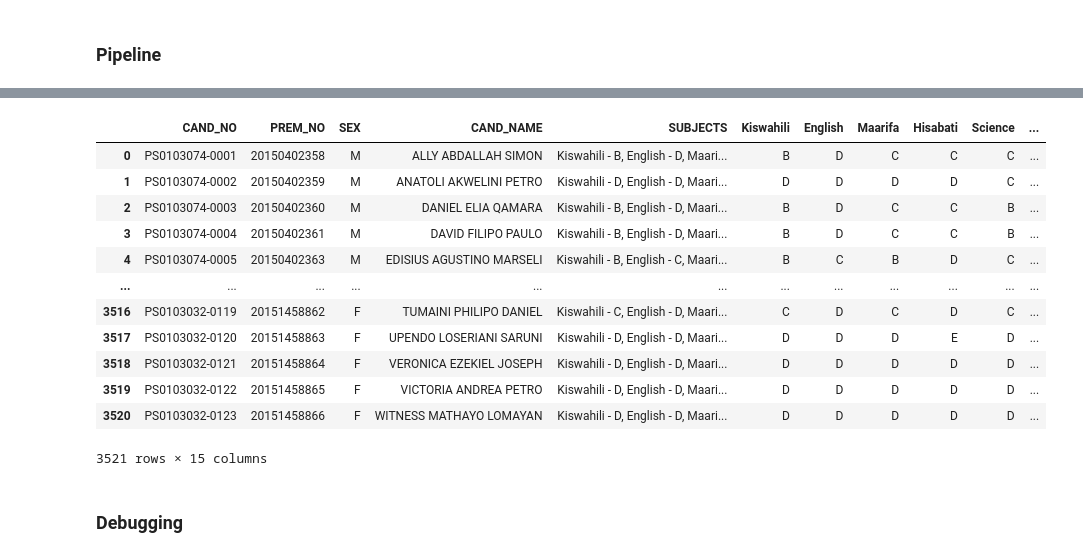
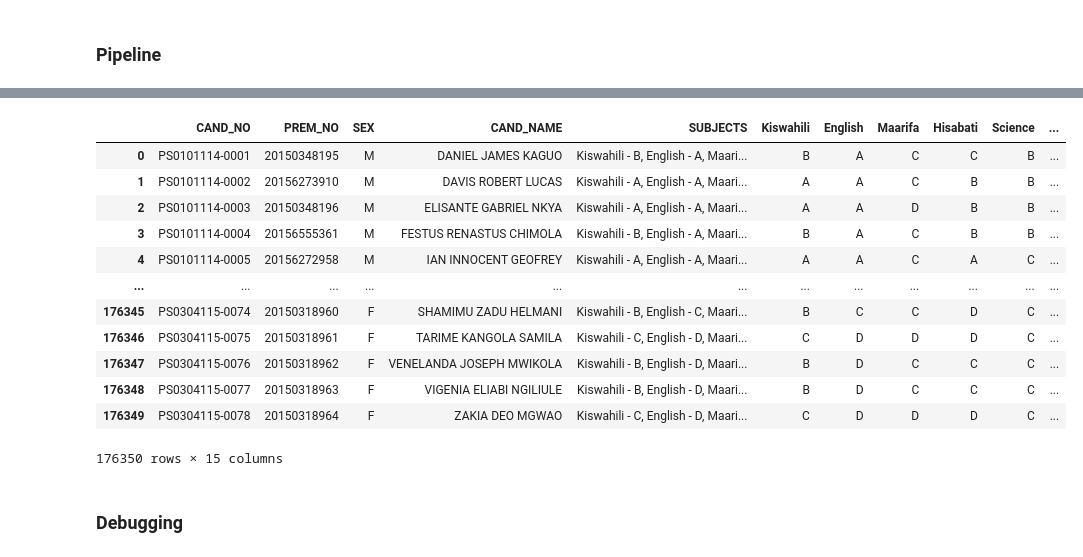
Before and after one commit to FedericoDM/indian-schools-extraction, a Jupyter notebook: tanzania/extract_2021.ipynb, the cells around one changed output, grey strips where cells are left out. Saved outputs shown, nothing was run; the diff lists cells and outputs as text; code cells hidden in the pictures.

```diff
--- a/tanzania/extract_2021.ipynb
+++ b/tanzania/extract_2021.ipynb
@@ -219,0 +222,4 @@ def get_grades(raw_table, num_subjects):
+# %%
+from tanzaniaScrapper import TanzaniaScrapper
+scrapper = TanzaniaScrapper(base_url, 2021, headers)
+scrapper.create_session()
@@ -219,0 +228,18 @@ def get_grades(raw_table, num_subjects):
+# %%
+regions_dict = scrapper.get_regions_dict()
+# %%
+region_names = list(regions_dict.keys())
+
+regions_df = pd.DataFrame([])
+
+
+for region_name in region_names[:3]:
+    print(f"Getting {region_name}")
+    session = scrapper.create_session()
+    distr_dict = scrapper.get_districts_dict(regions_dict[region_name])
+
+    distr_names = list(distr_dict.keys())
+    district_df = pd.DataFrame([])
+
+    for distr_name in distr_names:
+        print(f"Getting {distr_name}")
@@ -268,8 +323,11 @@ for region_name in region_names[:3]:
     regions_df = pd.concat([regions_df, district_df],
                             ignore_index=True)
 
+     # close requests session
+    requests.post(base_url, headers={'Connection':'close'})
+
     print(f" =============== Done with region {region_name} ============")
 
-    # close requests session
+
 
     time.sleep(15)
@@ -276,19 +352,19 @@ for region_name in region_names[:3]:
-# %%
-students_df
-# %% [output]
-|  | CAND_NO | PREM_NO | SEX | CAND_NAME | SUBJECTS | Kiswahili | English | Maarifa | Hisabati | Science | ... |
-| 0 | PS0103074-0001 | 20150402358 | M | ALLY ABDALLAH SIMON | Kiswahili - B, English - D, Maari... | B | D | C | C | C | ... |
-| 1 | PS0103074-0002 | 20150402359 | M | ANATOLI AKWELINI PETRO | Kiswahili - D, English - D, Maari... | D | D | D | D | C | ... |
-| 2 | PS0103074-0003 | 20150402360 | M | DANIEL ELIA QAMARA | Kiswahili - B, English - D, Maari... | B | D | C | C | B | ... |
-| 3 | PS0103074-0004 | 20150402361 | M | DAVID FILIPO PAULO | Kiswahili - B, English - D, Maari... | B | D | C | C | B | ... |
-| 4 | PS0103074-0005 | 20150402363 | M | EDISIUS AGUSTINO MARSELI | Kiswahili - B, English - C, Maari... | B | C | B | D | C | ... |
-| ... | ... | ... | ... | ... | ... | ... | ... | ... | ... | ... | ... |
-| 3516 | PS0103032-0119 | 20151458862 | F | TUMAINI PHILIPO DANIEL | Kiswahili - C, English - D, Maari... | C | D | C | D | C | ... |
-| 3517 | PS0103032-0120 | 20151458863 | F | UPENDO LOSERIANI SARUNI | Kiswahili - D, English - D, Maari... | D | D | D | E | D | ... |
-| 3518 | PS0103032-0121 | 20151458864 | F | VERONICA EZEKIEL JOSEPH | Kiswahili - D, English - D, Maari... | D | D | D | D | D | ... |
-| 3519 | PS0103032-0122 | 20151458865 | F | VICTORIA ANDREA PETRO | Kiswahili - D, English - D, Maari... | D | D | D | D | D | ... |
-| 3520 | PS0103032-0123 | 20151458866 | F | WITNESS MATHAYO LOMAYAN | Kiswahili - D, English - D, Maari... | D | D | D | D | D | ... |
-3521 rows × 15 columns
+# %%
+regions_df
+# %% [output]
+|  | CAND_NO | PREM_NO | SEX | CAND_NAME | SUBJECTS | Kiswahili | English | Maarifa | Hisabati | Science | ... |
+| 0 | PS0101114-0001 | 20150348195 | M | DANIEL JAMES KAGUO | Kiswahili - B, English - A, Maari... | B | A | C | C | B | ... |
+| 1 | PS0101114-0002 | 20156273910 | M | DAVIS ROBERT LUCAS | Kiswahili - A, English - A, Maari... | A | A | C | B | B | ... |
+| 2 | PS0101114-0003 | 20150348196 | M | ELISANTE GABRIEL NKYA | Kiswahili - A, English - A, Maari... | A | A | D | B | B | ... |
+| 3 | PS0101114-0004 | 20156555361 | M | FESTUS RENASTUS CHIMOLA | Kiswahili - B, English - A, Maari... | B | A | C | B | B | ... |
+| 4 | PS0101114-0005 | 20156272958 | M | IAN INNOCENT GEOFREY | Kiswahili - A, English - A, Maari... | A | A | C | A | C | ... |
+| ... | ... | ... | ... | ... | ... | ... | ... | ... | ... | ... | ... |
+| 176345 | PS0304115-0074 | 20150318960 | F | SHAMIMU ZADU HELMANI | Kiswahili - B, English - C, Maari... | B | C | C | D | C | ... |
+| 176346 | PS0304115-0075 | 20150318961 | F | TARIME KANGOLA SAMILA | Kiswahili - C, English - D, Maari... | C | D | D | D | C | ... |
+| 176347 | PS0304115-0076 | 20150318962 | F | VENELANDA JOSEPH MWIKOLA | Kiswahili - B, English - D, Maari... | B | D | C | C | C | ... |
+| 176348 | PS0304115-0077 | 20150318963 | F | VIGENIA ELIABI NGILIULE | Kiswahili - B, English - D, Maari... | B | D | C | C | C | ... |
+| 176349 | PS0304115-0078 | 20150318964 | F | ZAKIA DEO MGWAO | Kiswahili - C, English - D, Maari... | C | D | D | D | C | ... |
+176350 rows × 15 columns
 # %% [markdown]
 ### Debugging
 # %%
```
Also changed, not shown: parts of 5 cells of this notebook, 1 other file.
